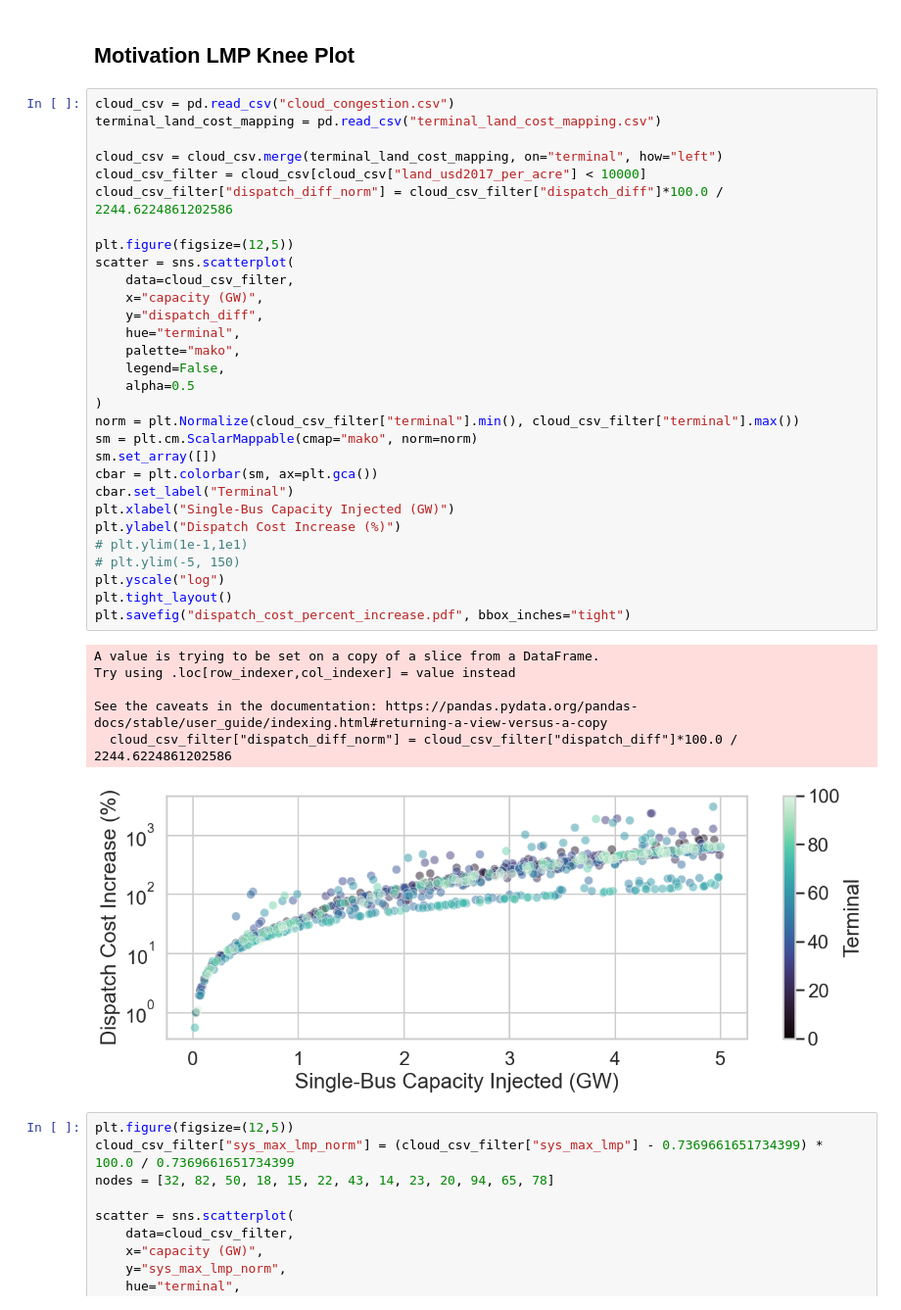
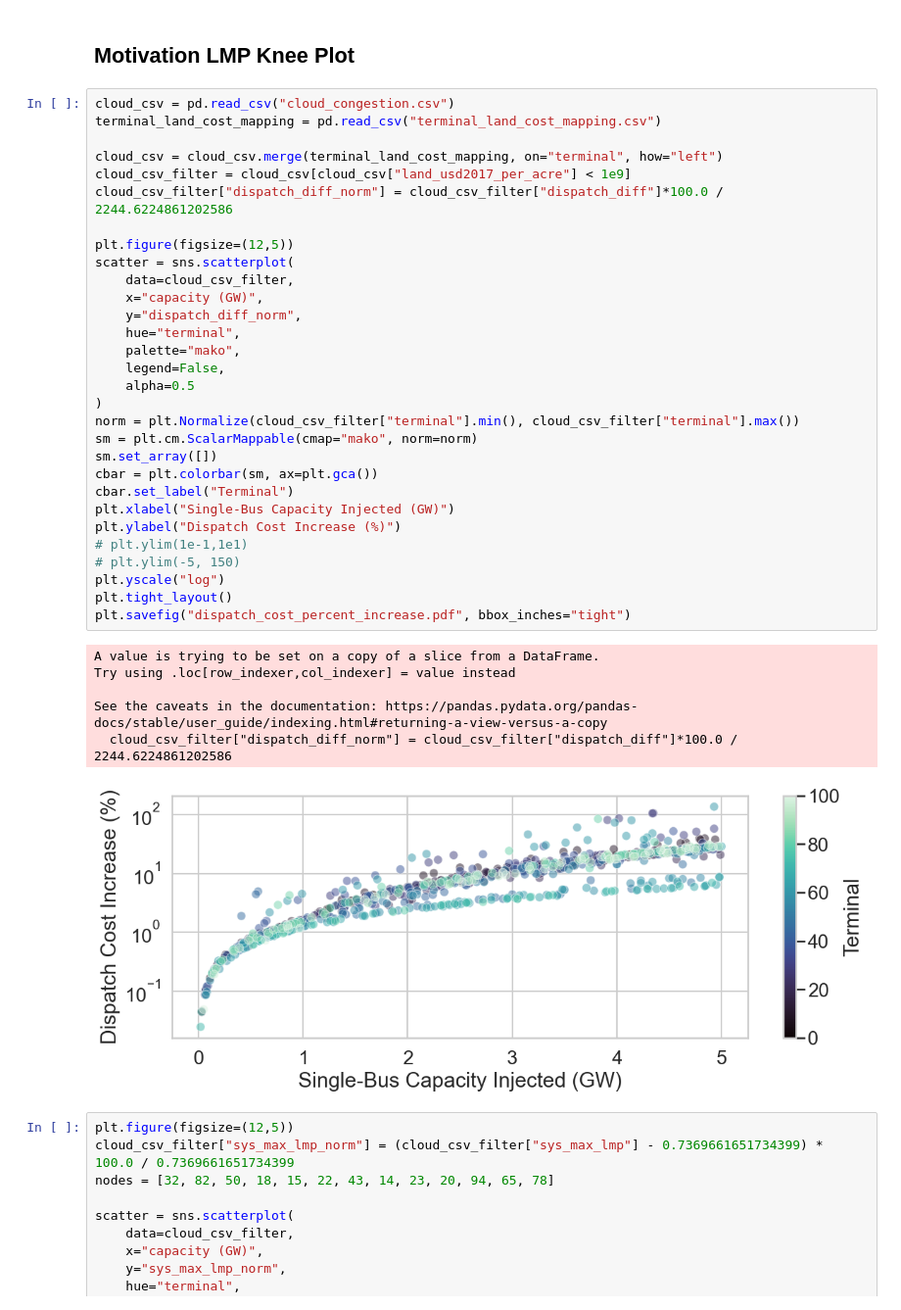
Before and after one commit to llanoajm/zap, a Jupyter notebook: eenergy-plotting.ipynb, the cells around one changed output. Shown at 98% size. Cells and saved outputs as stored; diff of their text form.

```diff
--- a/eenergy-plotting.ipynb
+++ b/eenergy-plotting.ipynb
@@ -16,38 +16,38 @@ cloud_csv = pd.read_csv("cloud_congestion.csv")
 terminal_land_cost_mapping = pd.read_csv("terminal_land_cost_mapping.csv")
 
 cloud_csv = cloud_csv.merge(terminal_land_cost_mapping, on="terminal", how="left")
-cloud_csv_filter = cloud_csv[cloud_csv["land_usd2017_per_acre"] < 10000]
+cloud_csv_filter = cloud_csv[cloud_csv["land_usd2017_per_acre"] < 1e9]
 cloud_csv_filter["dispatch_diff_norm"] = cloud_csv_filter["dispatch_diff"]*100.0 / 2244.6224861202586
 
 plt.figure(figsize=(12,5))
 scatter = sns.scatterplot(
     data=cloud_csv_filter,
     x="capacity (GW)",
-    y="dispatch_diff",
+    y="dispatch_diff_norm",
     hue="terminal",
     palette="mako",
     legend=False,
     alpha=0.5
 )
 norm = plt.Normalize(cloud_csv_filter["terminal"].min(), cloud_csv_filter["terminal"].max())
 sm = plt.cm.ScalarMappable(cmap="mako", norm=norm)
 sm.set_array([])
 cbar = plt.colorbar(sm, ax=plt.gca())
 cbar.set_label("Terminal")
 plt.xlabel("Single-Bus Capacity Injected (GW)")
 plt.ylabel("Dispatch Cost Increase (%)")
 # plt.ylim(1e-1,1e1)
 # plt.ylim(-5, 150)
 plt.yscale("log")
 plt.tight_layout()
 plt.savefig("dispatch_cost_percent_increase.pdf", bbox_inches="tight")
 # %% [output]
 A value is trying to be set on a copy of a slice from a DataFrame.
 Try using .loc[row_indexer,col_indexer] = value instead
 
 See the caveats in the documentation: https://pandas.pydata.org/pandas-docs/stable/user_guide/indexing.html#returning-a-view-versus-a-copy
   cloud_csv_filter["dispatch_diff_norm"] = cloud_csv_filter["dispatch_diff"]*100.0 / 2244.6224861202586
-[figure, old version]
+[figure, new version]
 # %%
 plt.figure(figsize=(12,5))
 cloud_csv_filter["sys_max_lmp_norm"] = (cloud_csv_filter["sys_max_lmp"] - 0.7369661651734399) * 100.0 / 0.7369661651734399
```
Also changed, not shown: 6 other files.
